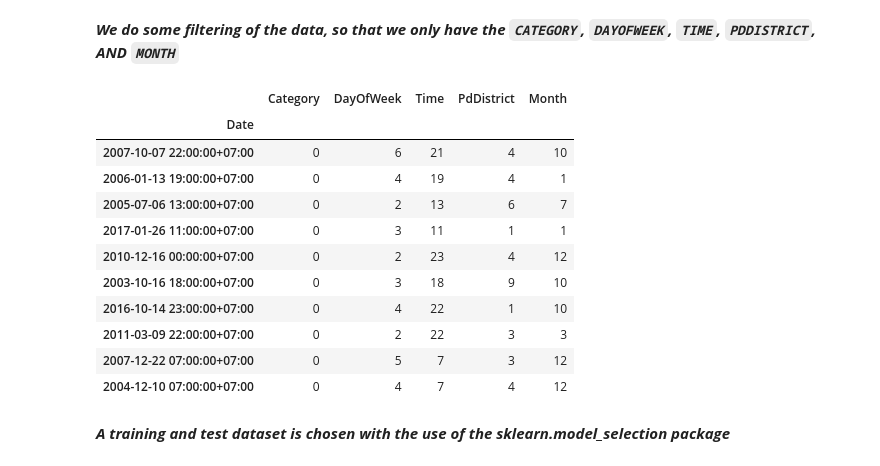
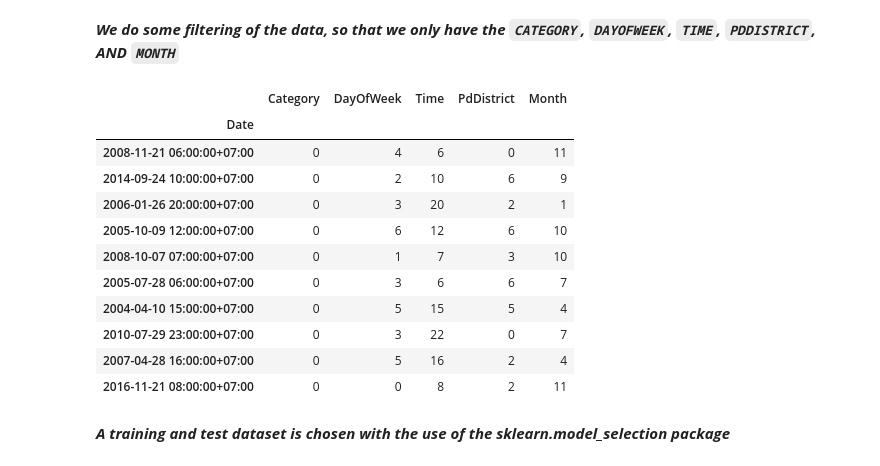
Before and after one commit to MikkiSeidenschnur/02806-Social-data-analysis-and-visualization, a Jupyter notebook: assignment-2/Assignment2.ipynb, the cells around one changed output. Drawn from its saved outputs; the diff is of its cells as text; code cells hidden in the pictures.

```diff
--- a/assignment-2/Assignment2.ipynb
+++ b/assignment-2/Assignment2.ipynb
@@ -133,52 +133,52 @@ df_all = pd.read_csv('../rawdata/Police_Department_Incident_Reports__Historical_
 df_all = df_all.loc[:, ["Category","DayOfWeek","Date","Time","PdDistrict"]]
 
 # We create a dataset for prostitution
-df_pro = df_all[df_all['Category'] == 'PROSTITUTION']
+df_pro = df_all[df_all['Category'] == 'VEHICLE THEFT']
 # We create a dataset for vandalism
-df_van = df_all[df_all['Category'] == 'VANDALISM']
+df_van = df_all[df_all['Category'] == 'FRAUD']
 # We sample 15000 data entries from each dataset to create a balanced dataset
 df_pro = df_pro.sample(15000)
 df_van = df_van.sample(15000)
 # We concat the datasets
 df = pd.concat([df_pro,df_van])
 
 # We convert the hour to just be the hour, without the minutes (i.e 22:23 = 22:00)
 # and also convert it to the appropriate timezone to match the weather data later
 df["Date"] = df.apply(lambda x: pd.to_datetime(x.Date + " " + x.Time).round("H").tz_localize("ETC/GMT-7"), axis = 1)
 
 # We convert the day of the week into an integer
 df['DayOfWeek'] = df['DayOfWeek'].map({'Monday':0,'Tuesday':1,'Wednesday':2,'Thursday':3,'Friday':4,'Saturday':5,'Sunday':6})
 
 # We convert the district into an integer
 df['PdDistrict'] = df['PdDistrict'].map({'BAYVIEW':0,'CENTRAL':1,'INGLESIDE':2,'MISSION':3,'NORTHERN':4,'PARK':5,'RICHMOND':6,'SOUTHERN':7,'TARAVAL':8,'TENDERLOIN':9})
 
 # We extract the month from the time data
 df['Month'] = pd.to_datetime(df['Date']).dt.month
 
 # We extract the hour from the time data
 df['Time'] = pd.to_datetime(df['Time']).dt.hour
 
 # We make the categorical data for prostitution and vandalism into integers
-df['Category'] = df['Category'].map({'PROSTITUTION':0,'VANDALISM':1})
+df['Category'] = df['Category'].map({'VEHICLE THEFT':0,'FRAUD':1})
 
 # We set the index to the datetime
 df.set_index('Date', inplace=True)
 
 # And display the first 10 incidents in the dataframe
 df.head(10)
 # %% [output]
 |  | Category | DayOfWeek | Time | PdDistrict | Month |
 | Date |  |  |  |  |  |
-| 2007-10-07 22:00:00+07:00 | 0 | 6 | 21 | 4 | 10 |
-| 2006-01-13 19:00:00+07:00 | 0 | 4 | 19 | 4 | 1 |
-| 2005-07-06 13:00:00+07:00 | 0 | 2 | 13 | 6 | 7 |
-| 2017-01-26 11:00:00+07:00 | 0 | 3 | 11 | 1 | 1 |
-| 2010-12-16 00:00:00+07:00 | 0 | 2 | 23 | 4 | 12 |
-| 2003-10-16 18:00:00+07:00 | 0 | 3 | 18 | 9 | 10 |
-| 2016-10-14 23:00:00+07:00 | 0 | 4 | 22 | 1 | 10 |
-| 2011-03-09 22:00:00+07:00 | 0 | 2 | 22 | 3 | 3 |
-| 2007-12-22 07:00:00+07:00 | 0 | 5 | 7 | 3 | 12 |
-| 2004-12-10 07:00:00+07:00 | 0 | 4 | 7 | 4 | 12 |
+| 2008-11-21 06:00:00+07:00 | 0 | 4 | 6 | 0 | 11 |
+| 2014-09-24 10:00:00+07:00 | 0 | 2 | 10 | 6 | 9 |
+| 2006-01-26 20:00:00+07:00 | 0 | 3 | 20 | 2 | 1 |
+| 2005-10-09 12:00:00+07:00 | 0 | 6 | 12 | 6 | 10 |
+| 2008-10-07 07:00:00+07:00 | 0 | 1 | 7 | 3 | 10 |
+| 2005-07-28 06:00:00+07:00 | 0 | 3 | 6 | 6 | 7 |
+| 2004-04-10 15:00:00+07:00 | 0 | 5 | 15 | 5 | 4 |
+| 2010-07-29 23:00:00+07:00 | 0 | 3 | 22 | 0 | 7 |
+| 2007-04-28 16:00:00+07:00 | 0 | 5 | 16 | 2 | 4 |
+| 2016-11-21 08:00:00+07:00 | 0 | 0 | 8 | 2 | 11 |
 # %% [markdown]
 ***A training and test dataset is chosen with the use of the sklearn.model_selection package***
 # %%
```
Also changed, not shown: parts of 6 cells of this notebook, 2 other files.
